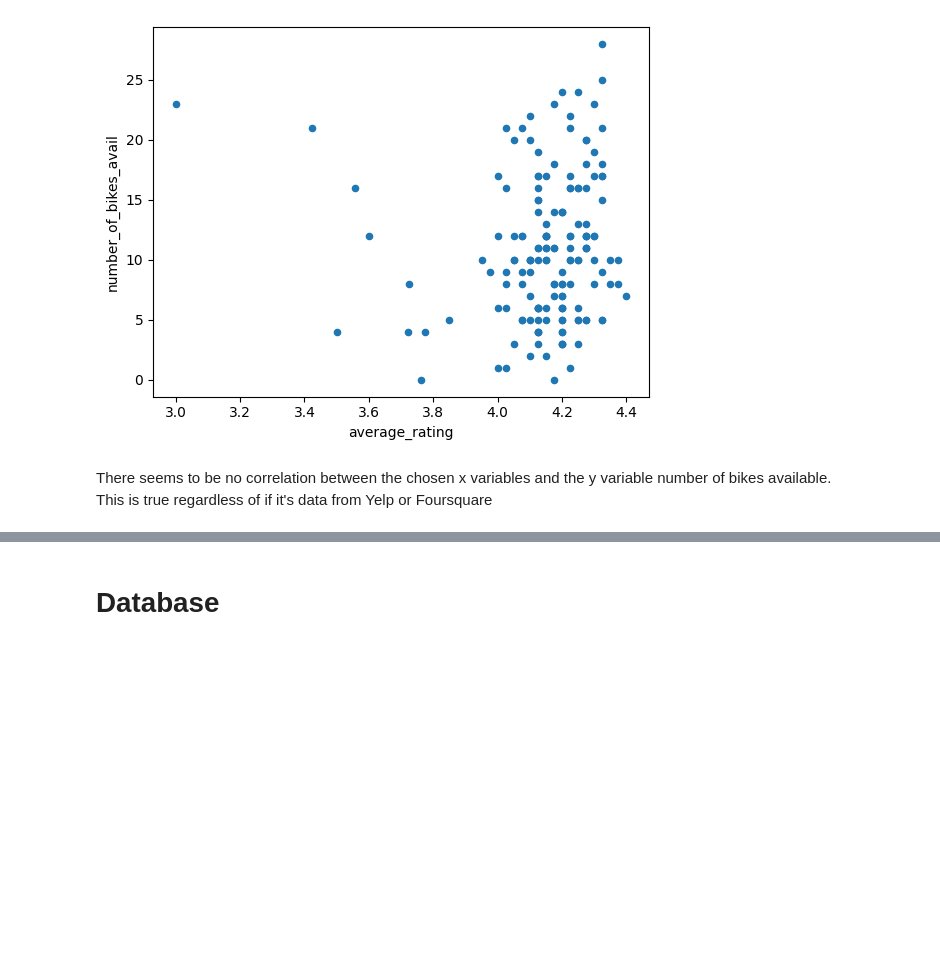
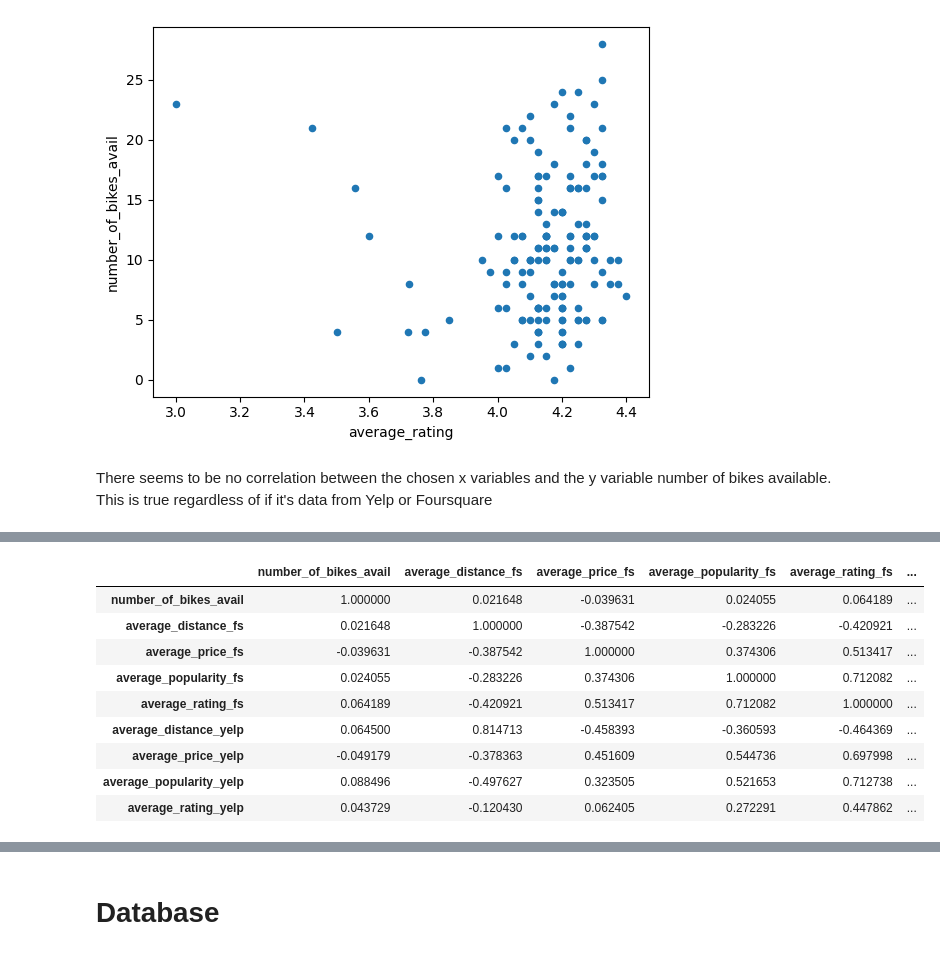
Before and after one commit to Mingie98/Statistical-Modelling-Project, a Jupyter notebook: notebooks/joining_data.ipynb, the cells around one changed output, grey strips where cells are left out. Cells and saved outputs as stored; diff of their text form; code cells hidden in the pictures; blank space fills up the shorter version.

```diff
--- a/notebooks/joining_data.ipynb
+++ b/notebooks/joining_data.ipynb
@@ -117,0 +169,15 @@ There seems to be no correlation between the chosen x variables and the y variab
+# %%
+# Create a correlation matrix with the chosen variables
+correlation_matrix = df_chosen_var.corr(numeric_only=True)
+correlation_matrix
+# %% [output]
+|  | number_of_bikes_avail | average_distance_fs | average_price_fs | average_popularity_fs | average_rating_fs | ... |
+| number_of_bikes_avail | 1.000000 | 0.021648 | -0.039631 | 0.024055 | 0.064189 | ... |
+| average_distance_fs | 0.021648 | 1.000000 | -0.387542 | -0.283226 | -0.420921 | ... |
+| average_price_fs | -0.039631 | -0.387542 | 1.000000 | 0.374306 | 0.513417 | ... |
+| average_popularity_fs | 0.024055 | -0.283226 | 0.374306 | 1.000000 | 0.712082 | ... |
+| average_rating_fs | 0.064189 | -0.420921 | 0.513417 | 0.712082 | 1.000000 | ... |
+| average_distance_yelp | 0.064500 | 0.814713 | -0.458393 | -0.360593 | -0.464369 | ... |
+| average_price_yelp | -0.049179 | -0.378363 | 0.451609 | 0.544736 | 0.697998 | ... |
+| average_popularity_yelp | 0.088496 | -0.497627 | 0.323505 | 0.521653 | 0.712738 | ... |
+| average_rating_yelp | 0.043729 | -0.120430 | 0.062405 | 0.272291 | 0.447862 | ... |
```
Also changed, not shown: parts of 5 cells of this notebook.
